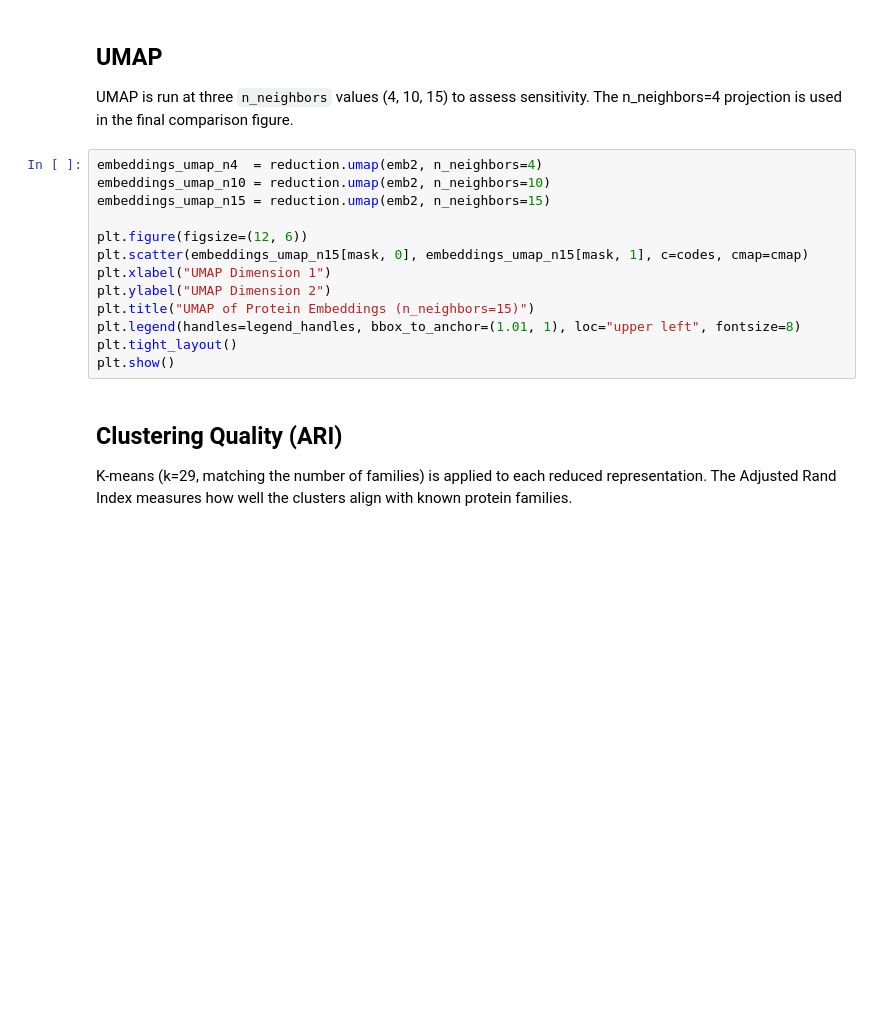
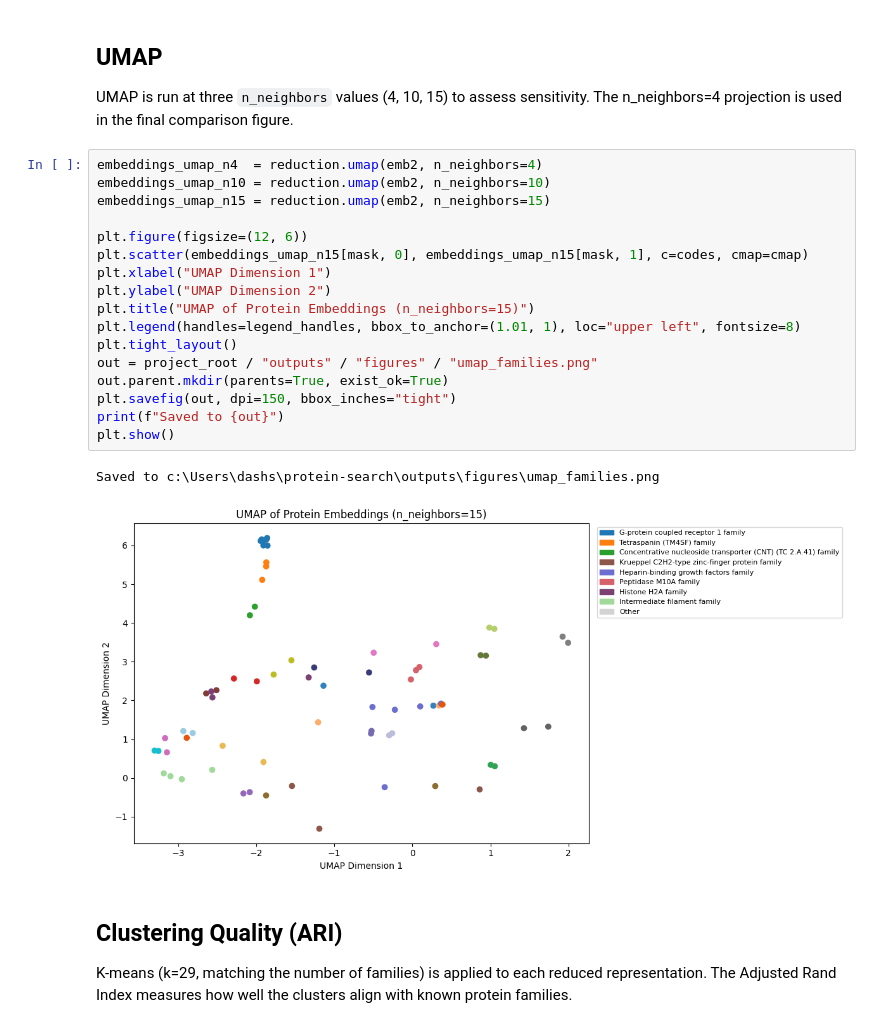
Before and after one commit to dariasof/protein-search, a Jupyter notebook: notebooks/02_dimensionality_reduction.ipynb, the cells around one changed output. Saved outputs shown, nothing was run; the diff lists cells and outputs as text; blank space fills up the shorter version.

Commit message:
embed UMAP and precision@10 figures in README

```diff
--- a/notebooks/02_dimensionality_reduction.ipynb
+++ b/notebooks/02_dimensionality_reduction.ipynb
@@ -128,16 +156,23 @@ UMAP is run at three `n_neighbors` values (4, 10, 15) to assess sensitivity. The
 # %%
 embeddings_umap_n4  = reduction.umap(emb2, n_neighbors=4)
 embeddings_umap_n10 = reduction.umap(emb2, n_neighbors=10)
 embeddings_umap_n15 = reduction.umap(emb2, n_neighbors=15)
 
 plt.figure(figsize=(12, 6))
 plt.scatter(embeddings_umap_n15[mask, 0], embeddings_umap_n15[mask, 1], c=codes, cmap=cmap)
 plt.xlabel("UMAP Dimension 1")
 plt.ylabel("UMAP Dimension 2")
 plt.title("UMAP of Protein Embeddings (n_neighbors=15)")
 plt.legend(handles=legend_handles, bbox_to_anchor=(1.01, 1), loc="upper left", fontsize=8)
 plt.tight_layout()
+out = project_root / "outputs" / "figures" / "umap_families.png"
+out.parent.mkdir(parents=True, exist_ok=True)
+plt.savefig(out, dpi=150, bbox_inches="tight")
+print(f"Saved to {out}")
 plt.show()
+# %% [output]
+Saved to c:\Users\dashs\protein-search\outputs\figures\umap_families.png
+[figure, added]
 # %% [markdown]
 ## Clustering Quality (ARI)
 K-means (k=29, matching the number of families) is applied to each reduced representation. The Adjusted Rand Index measures how well the clusters align with known protein families.
```
Also changed, not shown: parts of 9 cells of this notebook, 4 other files.
